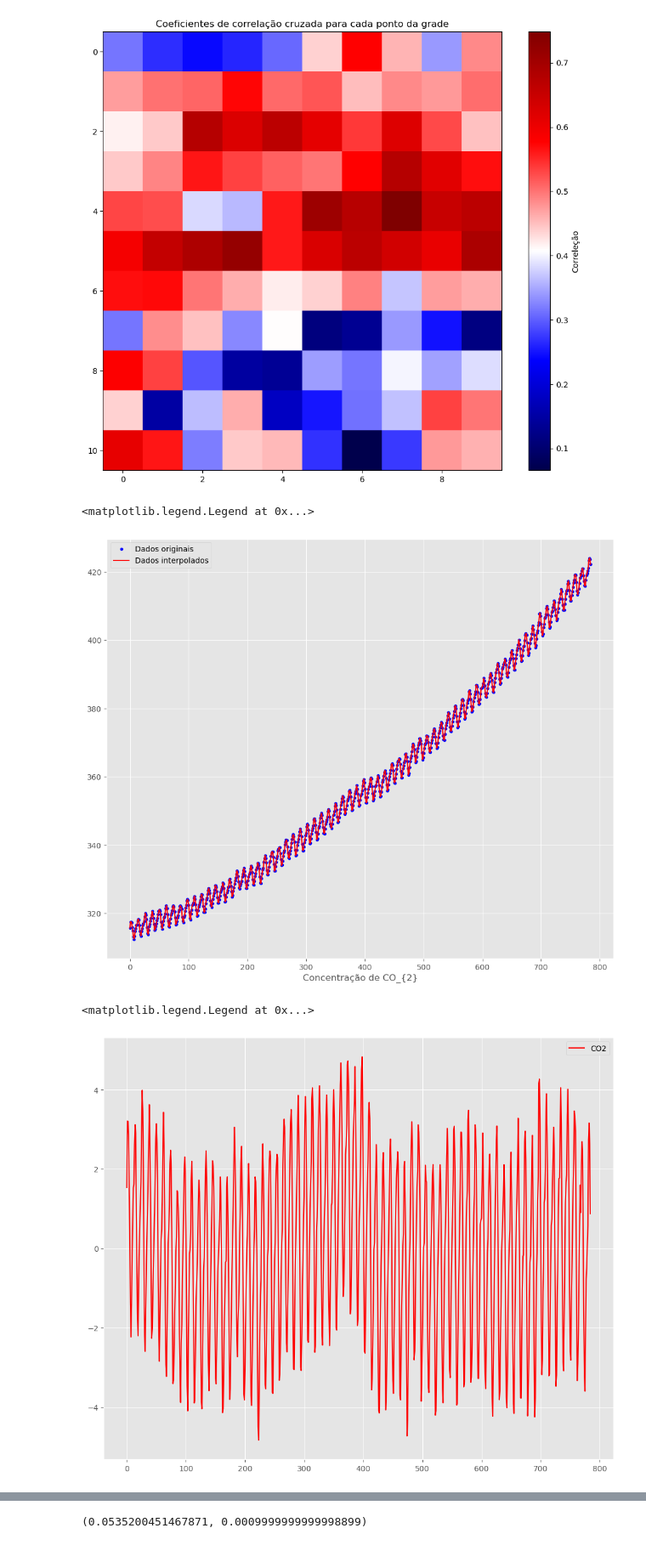
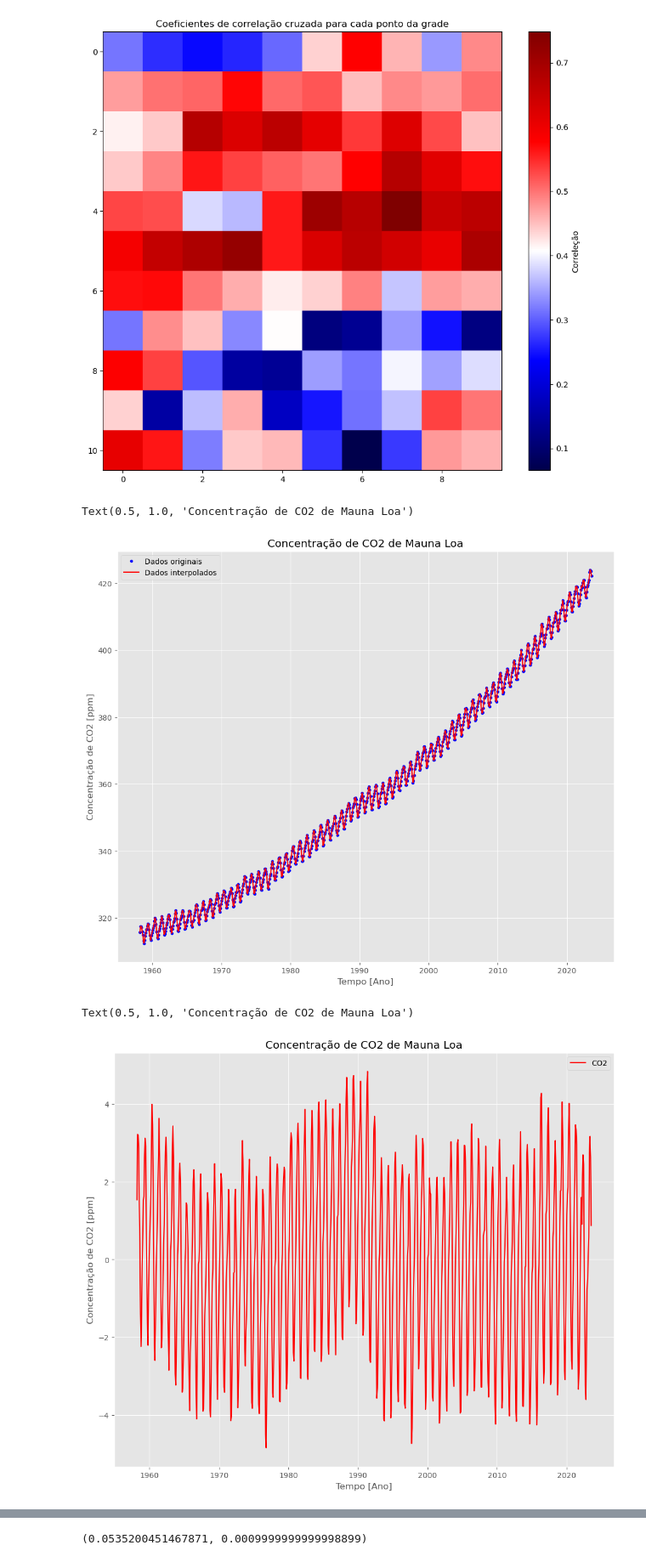
Before and after one commit to LSalimene/Analise-Series-temporais-em-oceano, a Jupyter notebook: lista3/lista3.ipynb, the cells around one changed output, grey strips where cells are left out. Shown at 85% size. Drawn from its saved outputs; the diff is of its cells as text; code cells hidden in the pictures.

```diff
--- a/lista3/lista3.ipynb
+++ b/lista3/lista3.ipynb
@@ -95,29 +95,36 @@ soi = np.insert(soi,0,1.5)
 # %%
 dataco2 = np.loadtxt('co2_mm_mlo.txt')
 co2 = dataco2[:,3]
+tempo = dataco2[:,2]
 # %%
 co2i = co2
 co2i = pd.Series(co2).interpolate().values
 # %%
 plt.style.use('ggplot')
 plt.figure(figsize=(12,10))
-plt.plot(co2,'b.', label='Dados originais')
-plt.plot(co2i,'r-', label='Dados interpolados')
-plt.ylabel('Concentração de CO2')
+plt.plot(tempo,co2,'b.', label='Dados originais')
+plt.plot(tempo,co2i,'r-', label='Dados interpolados')
+plt.ylabel('Concentração de CO2 [ppm]')
+plt.xlabel('Tempo [Ano]')
 plt.legend()
+plt.title('Concentração de CO2 de Mauna Loa')
 # %% [output]
-<matplotlib.legend.Legend at 0x...>
+Text(0.5, 1.0, 'Concentração de CO2 de Mauna Loa')
-[figure, old version]
+[figure, new version]
 # %%
 detrend=statsmodels.tsa.tsatools.detrend(co2i, order=3, axis=0)
 # %%
 plt.style.use('ggplot')
 plt.figure(figsize=(12,10))
-plt.plot(detrend,'r-', label='CO2')
+plt.plot(tempo,detrend,'r-', label='CO2')
+
+plt.ylabel('Concentração de CO2 [ppm]')
+plt.xlabel('Tempo [Ano]')
 plt.legend()
+plt.title('Concentração de CO2 de Mauna Loa')
 # %% [output]
-<matplotlib.legend.Legend at 0x...>
+Text(0.5, 1.0, 'Concentração de CO2 de Mauna Loa')
-[figure, old version]
+[figure, new version]
 # %%
 x = np.arange(0,len(co2i),step=1)
 p30 = np.poly1d(np.polyfit(x, co2, 3))
```
Also changed, not shown: parts of 11 cells of this notebook.
